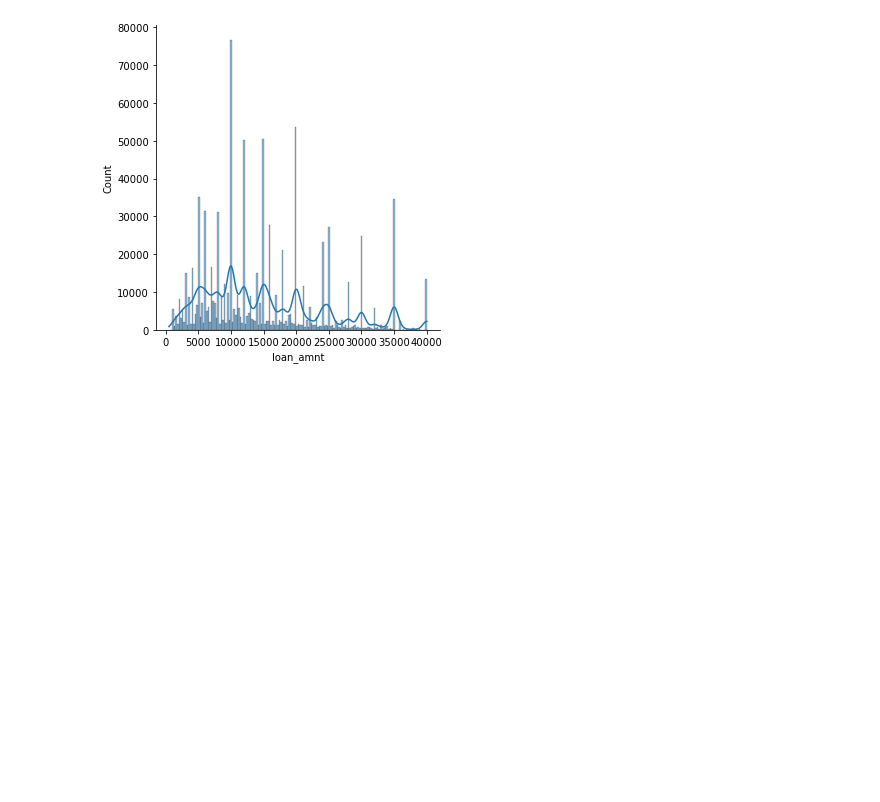
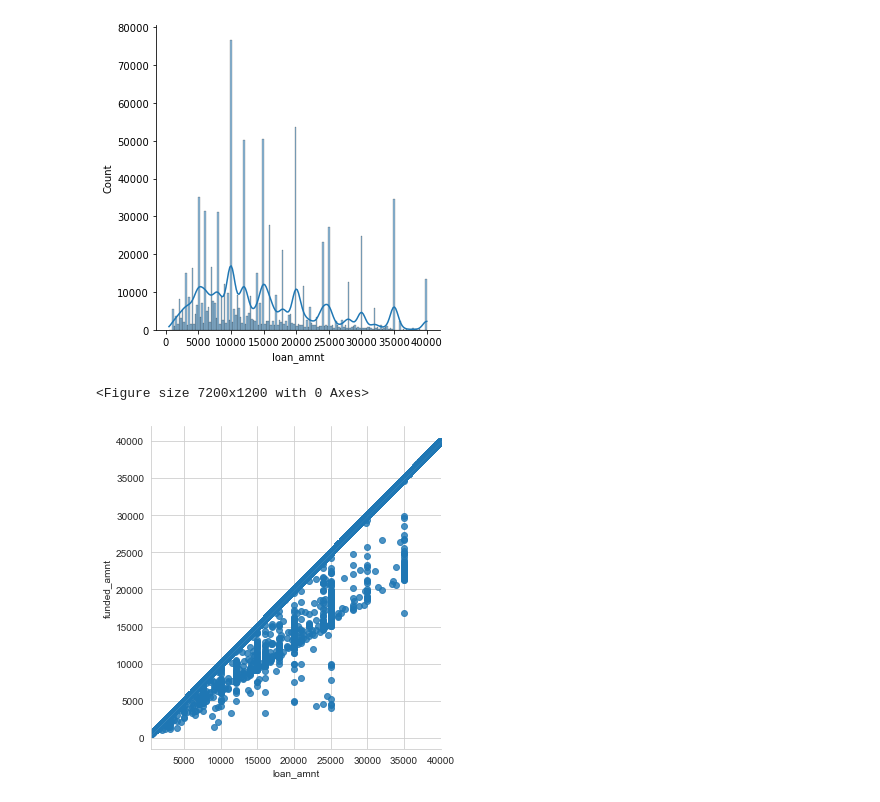
Before and after one commit to ashen007/pandas_data_analysis, a Jupyter notebook: v_2/c_4.ipynb, the cells around one changed output. Saved outputs shown, nothing was run; the diff lists cells and outputs as text; code cells hidden in the pictures; blank space fills up the shorter version.

```diff
--- a/v_2/c_4.ipynb
+++ b/v_2/c_4.ipynb
@@ -48,3 +42,12 @@ plt.show()
 # %% [output]
 <Figure size 7200x1200 with 0 Axes>
 [figure]
+# %%
+# set_style
+plt.figure(figsize=[24,4],dpi=300)
+sns.set_style('whitegrid')
+sns.lmplot(x='loan_amnt',y='funded_amnt',data=data)
+plt.show()
+# %% [output]
+<Figure size 7200x1200 with 0 Axes>
+[figure, added]
```
Also changed, not shown: parts of 4 cells of this notebook.
